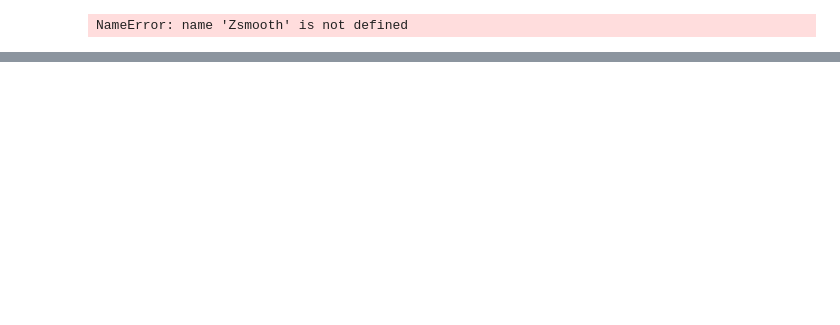
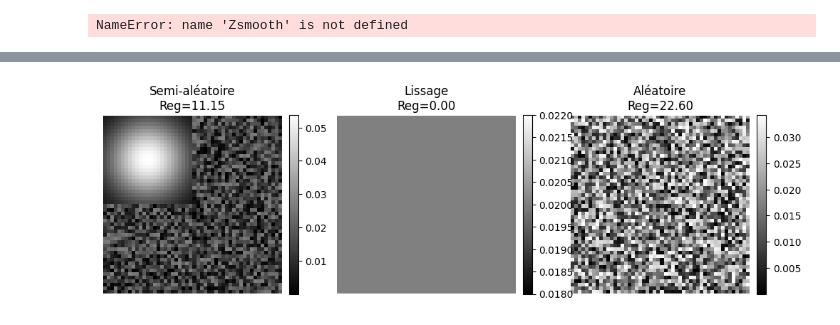
Before and after one commit to josselinteste/projet_es_ia_embarquee_CHALIN_TESTE, a Jupyter notebook: utilitaire.ipynb, the cells around one changed output, grey strips where cells are left out. Drawn from its saved outputs; the diff is of its cells as text; code cells hidden in the pictures; blank space fills up the shorter version.

```diff
--- a/utilitaire.ipynb
+++ b/utilitaire.ipynb
@@ -454,0 +540,86 @@ Zsmooth, Z_schwartz = plot_filter_and_schwartz(filter_weights, smooth_factor=50,
+# %%
+import numpy as np
+import random
+import matplotlib.pyplot as plt
+from scipy.interpolate import RegularGridInterpolator
+
+def normalize_l2(h):
+    return h / np.linalg.norm(h)
+
+def normalize_sum(h):
+    return h / np.sum(h)
+
+def interpolate_filter(filter_weights, smooth_factor=50):
+    """Interpolation cubique bilinéaire pour passer du filtre discret à une fonction continue"""
+    h, w = filter_weights.shape
+    y = np.arange(h)
+    x = np.arange(w)
+    interp_func = RegularGridInterpolator((y, x), filter_weights, method='cubic')
+    ynew = np.linspace(0, h-1, smooth_factor)
+    xnew = np.linspace(0, w-1, smooth_factor)
+    X, Y = np.meshgrid(xnew, ynew)
+    points = np.array([Y.ravel(), X.ravel()]).T
+    Zsmooth = interp_func(points).reshape(smooth_factor, smooth_factor)
+    return Zsmooth
+
+def regularity_fourier(h, alpha=4):
+    """
+    Calcule la régularité d'un filtre 2D h[n,m] via sa transformée de Fourier.
+    """
+    H = np.fft.fft2(h)
+    H = np.fft.fftshift(H)  # recentrer les basses fréquences
+
+    n, m = h.shape
+    u = np.fft.fftshift(np.fft.fftfreq(n))
+    v = np.fft.fftshift(np.fft.fftfreq(m))
+    U, V = np.meshgrid(u, v, indexing='ij')
+
+    freq_weight = (U**2 + V**2)**(alpha/2)
+    reg = np.sum(freq_weight * np.abs(H)**2)
+    return reg
+
+def semi_random_filter(size=50, sigma=5):
+    """
+    Crée un filtre semi-aléatoire :
+    - Quart supérieur gauche = gaussienne
+    - Autres quarts = bruit aléatoire
+    """
+    filt = np.random.rand(size, size) * 0.5  # base aléatoire faible
+
+    # coordonnées
+    x = np.arange(size//2)
+    y = np.arange(size//2)
+    X, Y = np.meshgrid(x, y)
+
+    # gaussienne centrée sur le quart supérieur gauche
+    gauss = np.exp(-((X - size//4)**2 + (Y - size//4)**2) / (2*sigma**2))
+
+    # insérer la gaussienne dans le quart supérieur gauche
+    filt[:size//2, :size//2] = gauss
+
+    return filt
+
+# Génération du filtre semi-aléatoire
+semi_random = semi_random_filter(size=50, sigma=8)
+
+# Normalisation
+filters = {
+    "Semi-aléatoire": normalize_l2(semi_random),
+    "Lissage": normalize_l2(np.ones((50,50))),
+    "Aléatoire": normalize_l2(np.random.rand(50,50))
+}
+
+# Calcul des régularités
+regularities = {name: regularity_fourier(h) for name, h in filters.items()}
+
+# Affichage
+fig, axes = plt.subplots(1, len(filters), figsize=(12,4))
+for ax, (name, h) in zip(axes, filters.items()):
+    im = ax.imshow(h, cmap='gray', interpolation='nearest')
+    ax.set_title(f"{name}\nReg={regularities[name]:.2f}")
+    ax.axis('off')
+    plt.colorbar(im, ax=ax, fraction=0.046, pad=0.04)
+
+plt.show()
+# %% [output]
+[figure, added]
```
Also changed, not shown: parts of 5 cells of this notebook, 1 other file.
